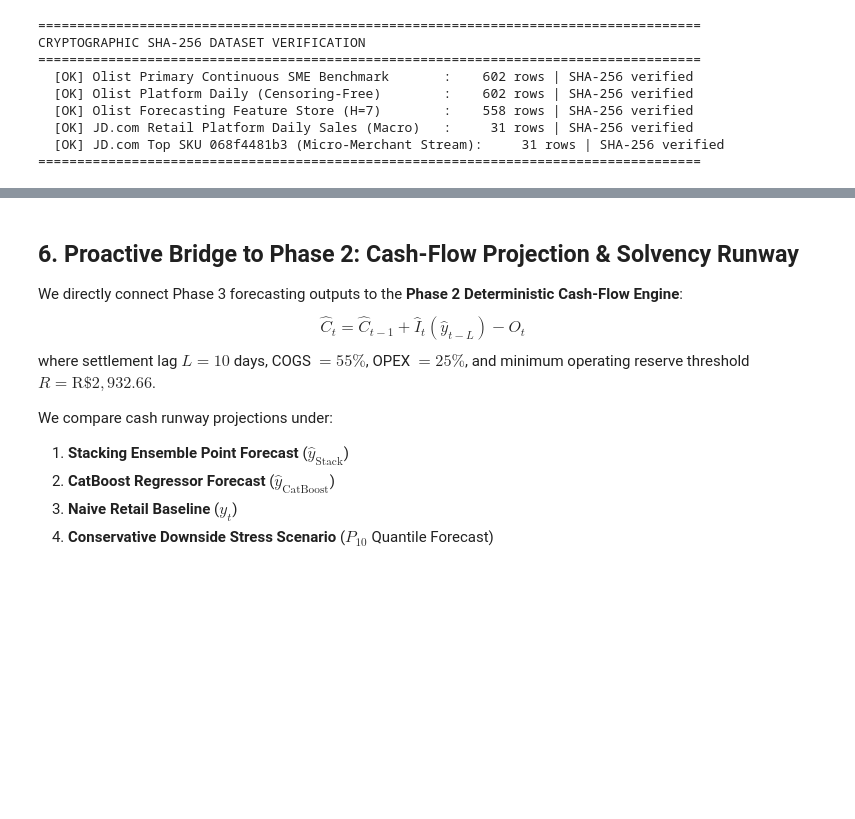
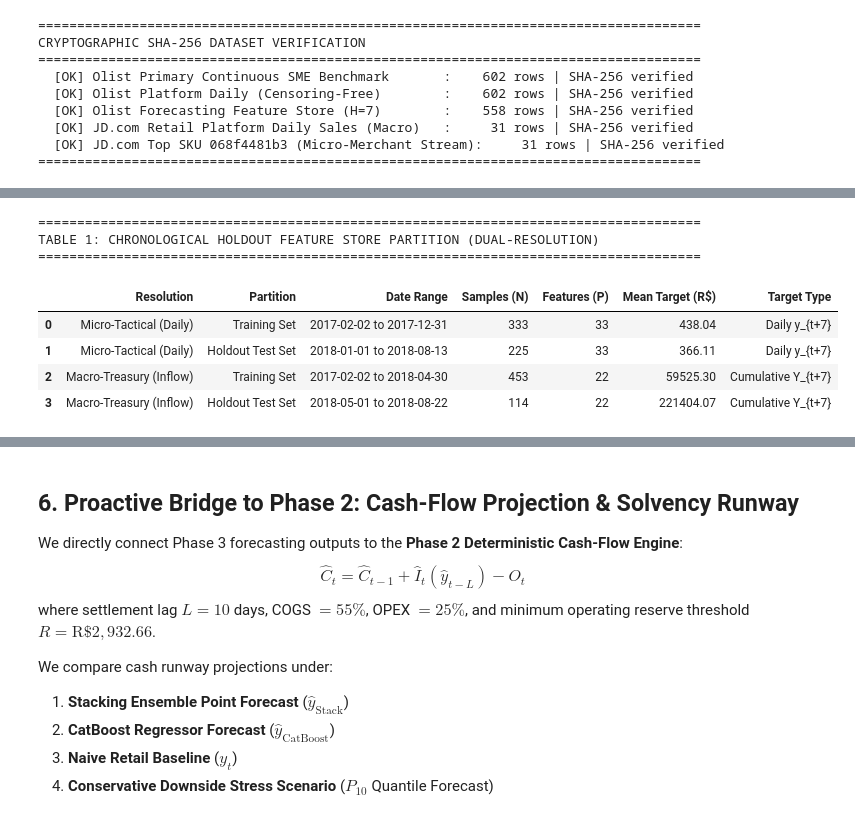
Before and after one commit to mdarmanaliashik/FinSight-AI, a Jupyter notebook: notebooks/Phase3_Sales_Forecasting_Benchmark.ipynb, the cells around one changed output, grey strips where cells are left out. Saved outputs shown, nothing was run; the diff lists cells and outputs as text; code cells hidden in the pictures; blank space fills up the shorter version.

```diff
--- a/notebooks/Phase3_Sales_Forecasting_Benchmark.ipynb
+++ b/notebooks/Phase3_Sales_Forecasting_Benchmark.ipynb
@@ -192,0 +161,63 @@ We train five distinct predictive paradigms:
+# %%
+# 1. Feature Store 1: Micro-Daily Target Alignment
+feature_cols = [c for c in df_feats.columns if c not in ["target", "origin_date", "target_date"]]
+
+train_mask = pd.to_datetime(df_feats["origin_date"]) <= "2017-12-31"
+
+X_train = df_feats.loc[train_mask, feature_cols].copy()
+y_train = df_feats.loc[train_mask, "target"].values
+X_test = df_feats.loc[~train_mask, feature_cols].copy()
+y_test = df_feats.loc[~train_mask, "target"].values
+
+test_dates = pd.to_datetime(df_feats.loc[~train_mask, "target_date"]).values
+test_mean = float(np.mean(y_test))
+
+# 2. Feature Store 2: Grandmaster Multi-Scale Cumulative Inflow Engineering
+df_cum_engine = df_sme.copy().sort_values("Date").reset_index(drop=True)
+df_cum_engine["cum_sales"] = df_cum_engine["sales"].cumsum()
+df_cum_engine["target_cum_h7"] = df_cum_engine["cum_sales"].shift(-7)
+
+# Autoregressive cumulative lags & sales velocity
+for l in [1, 2, 3, 7, 14]:
+    df_cum_engine[f"cum_lag_{l}"] = df_cum_engine["cum_sales"].shift(l)
+    df_cum_engine[f"sales_lag_{l}"] = df_cum_engine["sales"].shift(l)
+
+# Multi-window rolling statistics
+for w in [7, 14, 28]:
+    df_cum_engine[f"roll_mean_{w}"] = df_cum_engine["sales"].shift(1).rolling(w).mean()
+    df_cum_engine[f"roll_std_{w}"] = df_cum_engine["sales"].shift(1).rolling(w).std()
+
+# Momentum velocity & calendar encodings
+df_cum_engine["momentum_7_28"] = df_cum_engine["roll_mean_7"] / (df_cum_engine["roll_mean_28"] + 1e-5)
+df_cum_engine["dow"] = df_cum_engine["Date"].dt.dayofweek
+df_cum_engine["month"] = df_cum_engine["Date"].dt.month
+df_cum_engine["is_weekend"] = df_cum_engine["dow"].isin([5, 6]).astype(int)
+df_cum_engine["sin_dow"] = np.sin(2 * np.pi * df_cum_engine["dow"] / 7)
+df_cum_engine["cos_dow"] = np.cos(2 * np.pi * df_cum_engine["dow"] / 7)
+
+valid_cum = df_cum_engine.dropna().copy()
+idx_cum = int(len(valid_cum) * 0.8)
+train_cum = valid_cum.iloc[:idx_cum]
+test_cum = valid_cum.iloc[idx_cum:]
+
+feats_cum = [c for c in valid_cum.columns if "lag_" in c or "roll_" in c or "momentum_" in c or "dow" in c or c in ["dow", "month", "is_weekend", "sin_dow", "cos_dow"]]
+
+print("=" * 85)
+print("TABLE 1: CHRONOLOGICAL HOLDOUT FEATURE STORE PARTITION (DUAL-RESOLUTION)")
+print("=" * 85)
+partition_df = pd.DataFrame([
+    {"Resolution": "Micro-Tactical (Daily)", "Partition": "Training Set", "Date Range": f"{str(df_feats.loc[train_mask, 'origin_date'].min())[:10]} to {str(df_feats.loc[train_mask, 'origin_date'].max())[:10]}", "Samples (N)": len(X_train), "Features (P)": len(feature_cols), "Mean Target (R$)": round(np.mean(y_train), 2), "Target Type": "Daily y_{t+7}"},
+    {"Resolution": "Micro-Tactical (Daily)", "Partition": "Holdout Test Set", "Date Range": f"{str(df_feats.loc[~train_mask, 'origin_date'].min())[:10]} to {str(df_feats.loc[~train_mask, 'origin_date'].max())[:10]}", "Samples (N)": len(X_test), "Features (P)": len(feature_cols), "Mean Target (R$)": round(test_mean, 2), "Target Type": "Daily y_{t+7}"},
+    {"Resolution": "Macro-Treasury (Inflow)", "Partition": "Training Set", "Date Range": f"{str(train_cum['Date'].min())[:10]} to {str(train_cum['Date'].max())[:10]}", "Samples (N)": len(train_cum), "Features (P)": len(feats_cum), "Mean Target (R$)": round(train_cum['target_cum_h7'].mean(), 2), "Target Type": "Cumulative Y_{t+7}"},
+    {"Resolution": "Macro-Treasury (Inflow)", "Partition": "Holdout Test Set", "Date Range": f"{str(test_cum['Date'].min())[:10]} to {str(test_cum['Date'].max())[:10]}", "Samples (N)": len(test_cum), "Features (P)": len(feats_cum), "Mean Target (R$)": round(test_cum['target_cum_h7'].mean(), 2), "Target Type": "Cumulative Y_{t+7}"}
+])
+display(partition_df)
+# %% [output]
+=====================================================================================
+TABLE 1: CHRONOLOGICAL HOLDOUT FEATURE STORE PARTITION (DUAL-RESOLUTION)
+=====================================================================================
+|  | Resolution | Partition | Date Range | Samples (N) | Features (P) | Mean Target (R$) | Target Type |
+| 0 | Micro-Tactical (Daily) | Training Set | 2017-02-02 to 2017-12-31 | 333 | 33 | 438.04 | Daily y_{t+7} |
+| 1 | Micro-Tactical (Daily) | Holdout Test Set | 2018-01-01 to 2018-08-13 | 225 | 33 | 366.11 | Daily y_{t+7} |
+| 2 | Macro-Treasury (Inflow) | Training Set | 2017-02-02 to 2018-04-30 | 453 | 22 | 59525.30 | Cumulative Y_{t+7} |
+| 3 | Macro-Treasury (Inflow) | Holdout Test Set | 2018-05-01 to 2018-08-22 | 114 | 22 | 221404.07 | Cumulative Y_{t+7} |
```
Also changed, not shown: parts of 13 cells of this notebook, 3 other files.
